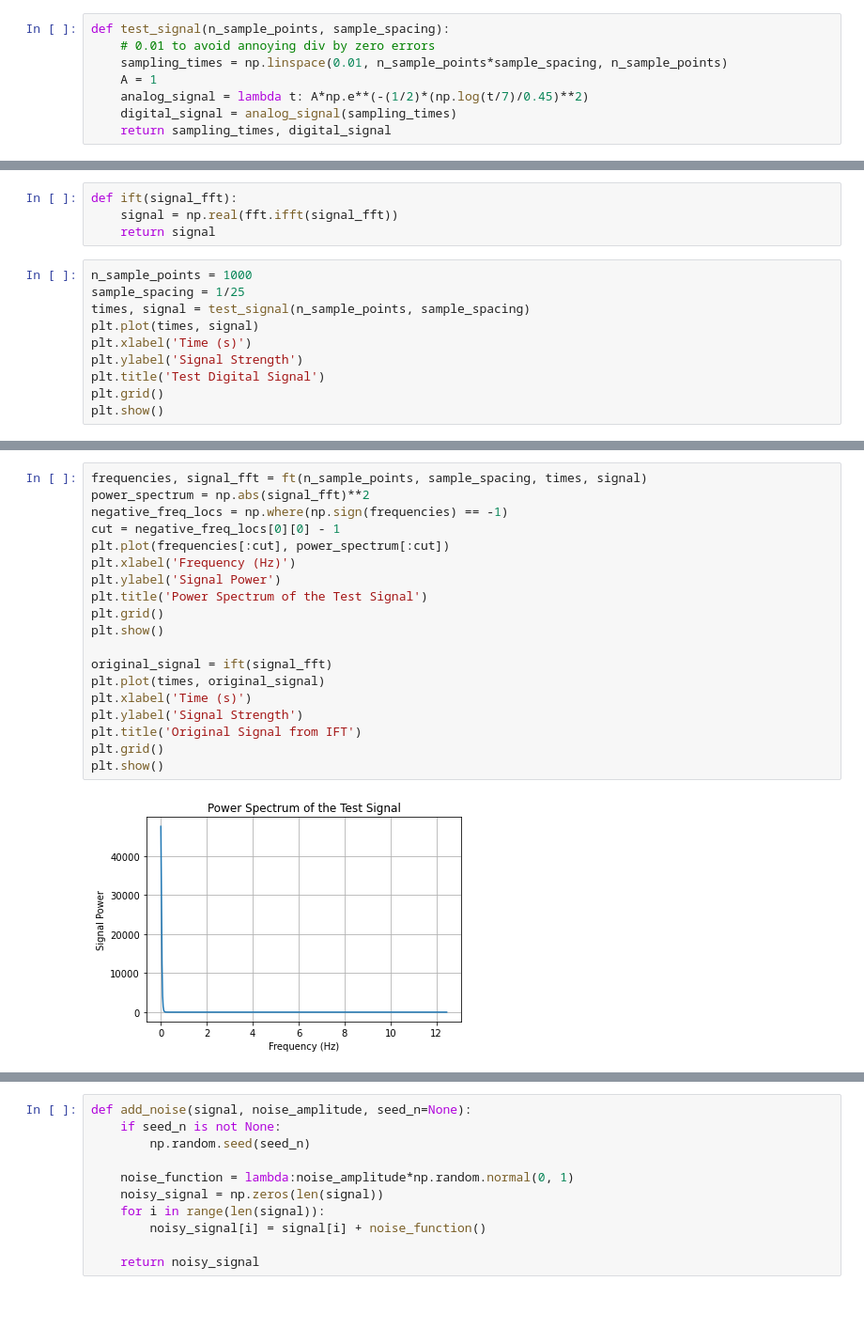
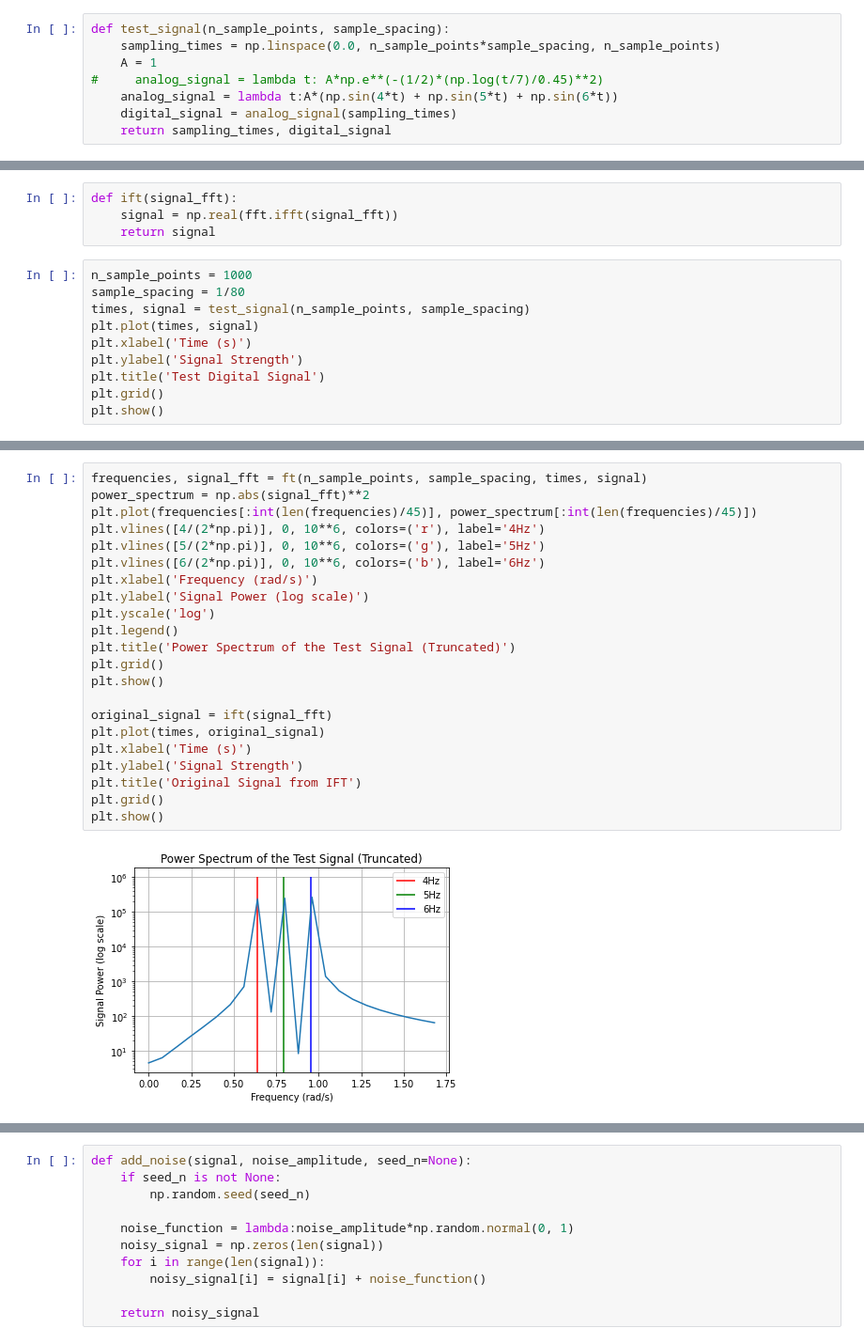
Before and after one commit to JSheare/Computational-Physics, a Jupyter notebook: Final Project.ipynb, the cells around one changed output, grey strips where cells are left out. Shown at 94% size. Drawn from its saved outputs; the diff is of its cells as text; blank space fills up the shorter version.

```diff
--- a/Final Project.ipynb
+++ b/Final Project.ipynb
@@ -8,10 +8,10 @@ import scipy.stats as stats
 import matplotlib.pyplot as plt
 # %%
 def test_signal(n_sample_points, sample_spacing):
-    # 0.01 to avoid annoying div by zero errors
-    sampling_times = np.linspace(0.01, n_sample_points*sample_spacing, n_sample_points)
+    sampling_times = np.linspace(0.0, n_sample_points*sample_spacing, n_sample_points)
     A = 1
-    analog_signal = lambda t: A*np.e**(-(1/2)*(np.log(t/7)/0.45)**2)
+#     analog_signal = lambda t: A*np.e**(-(1/2)*(np.log(t/7)/0.45)**2)
+    analog_signal = lambda t:A*(np.sin(4*t) + np.sin(5*t) + np.sin(6*t))
     digital_signal = analog_signal(sampling_times)
     return sampling_times, digital_signal
 # %%
@@ -25,7 +25,7 @@ def ift(signal_fft):
     return signal
 # %%
 n_sample_points = 1000
-sample_spacing = 1/25
+sample_spacing = 1/80
 times, signal = test_signal(n_sample_points, sample_spacing)
 plt.plot(times, signal)
 plt.xlabel('Time (s)')
@@ -38,21 +38,24 @@ plt.show()
 # %%
 frequencies, signal_fft = ft(n_sample_points, sample_spacing, times, signal)
 power_spectrum = np.abs(signal_fft)**2
-negative_freq_locs = np.where(np.sign(frequencies) == -1)
-cut = negative_freq_locs[0][0] - 1
-plt.plot(frequencies[:cut], power_spectrum[:cut])
-plt.xlabel('Frequency (Hz)')
-plt.ylabel('Signal Power')
-plt.title('Power Spectrum of the Test Signal')
+plt.plot(frequencies[:int(len(frequencies)/45)], power_spectrum[:int(len(frequencies)/45)])
+plt.vlines([4/(2*np.pi)], 0, 10**6, colors=('r'), label='4Hz')
+plt.vlines([5/(2*np.pi)], 0, 10**6, colors=('g'), label='5Hz')
+plt.vlines([6/(2*np.pi)], 0, 10**6, colors=('b'), label='6Hz')
+plt.xlabel('Frequency (rad/s)')
+plt.ylabel('Signal Power (log scale)')
+plt.yscale('log')
+plt.legend()
+plt.title('Power Spectrum of the Test Signal (Truncated)')
 plt.grid()
 plt.show()
 
 original_signal = ift(signal_fft)
 plt.plot(times, original_signal)
 plt.xlabel('Time (s)')
 plt.ylabel('Signal Strength')
 plt.title('Original Signal from IFT')
 plt.grid()
 plt.show()
 # %% [output]
-[figure, old version]
+[figure, new version]
```
Also changed, not shown: parts of 4 cells of this notebook.
